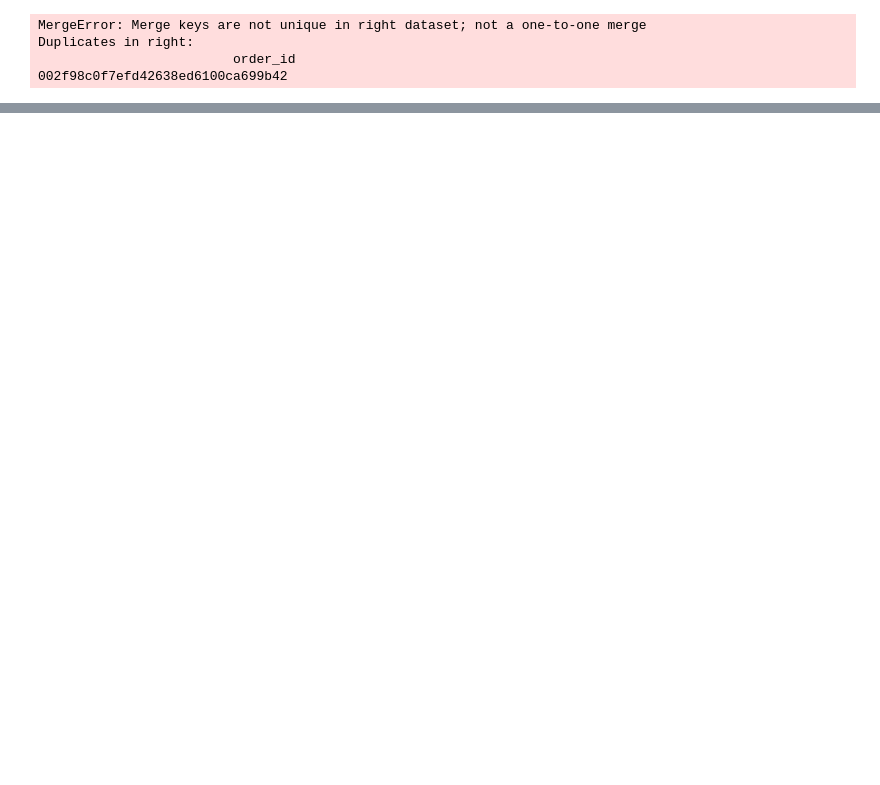
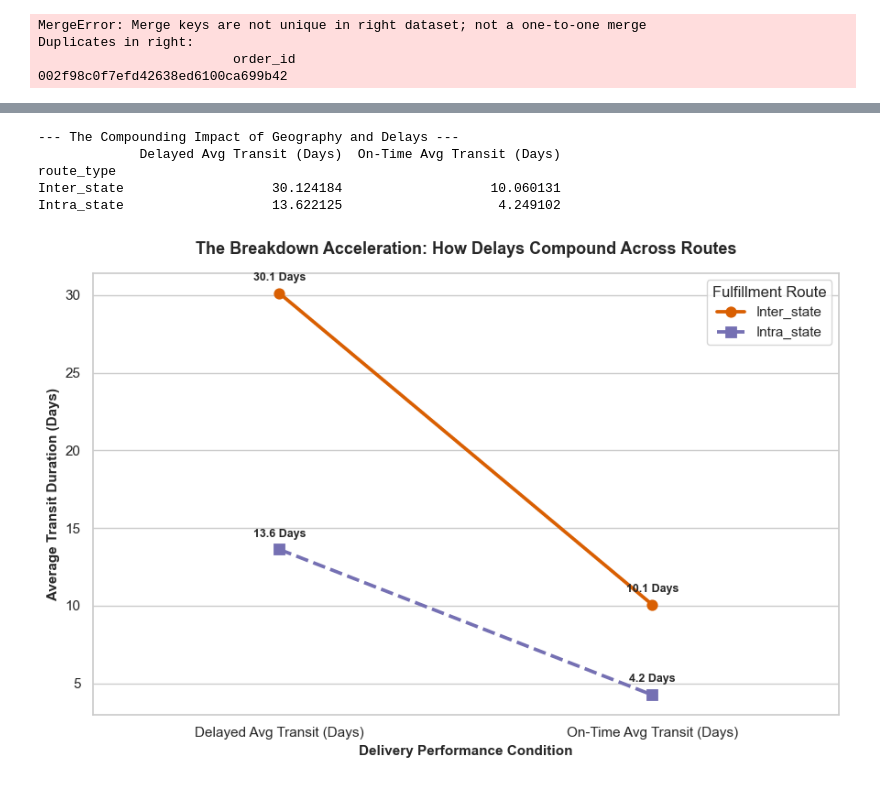
Before and after one commit to omkaryadav-11/olist-delivery-analysis, a Jupyter notebook: analysis.ipynb, the cells around one changed output, grey strips where cells are left out. Cells and saved outputs as stored; diff of their text form; code cells hidden in the pictures; blank space fills up the shorter version.

```diff
--- a/analysis.ipynb
+++ b/analysis.ipynb
@@ -726,0 +774,2 @@ print(df_geo.shape[0])
+# %%
+df_geo["route_type"]=np.where(df_geo['customer_state']==df_geo['seller_state'],"Intra_state","Inter_state")
@@ -726,0 +837,52 @@ print(df_geo.shape[0])
+# %%
+# Deep Dive analysis : Compare avg carrier transit days for on-time delivery vs delayed delivery
+
+# Group by BOTH route type AND delay status to get the full picture
+geo_matrix = df_geo.groupby(['route_type', 'is_delayed'])['carrier_transit_days'].mean().unstack()
+# Clean up the column headers for display
+geo_matrix.columns = ['Delayed Avg Transit (Days)','On-Time Avg Transit (Days)']
+print("--- The Compounding Impact of Geography and Delays ---")
+print(geo_matrix)
+# %% [output]
+--- The Compounding Impact of Geography and Delays ---
+             Delayed Avg Transit (Days)  On-Time Avg Transit (Days)
+route_type
+Inter_state                   30.124184                   10.060131
+Intra_state                   13.622125                    4.249102
+# %%
+# Reset index on your matrix to make it easy to plot
+df_matrix_plot = geo_matrix.reset_index().melt(
+    id_vars='route_type',
+    var_name='Delivery_Condition',
+    value_name='Transit_Days'
+)
+
+plt.figure(figsize=(9, 6))
+sns.set_theme(style="whitegrid")
+
+# Create a point plot showing how transit time jumps
+ax = sns.pointplot(
+    data=df_matrix_plot,
+    x='Delivery_Condition',
+    y='Transit_Days',
+    hue='route_type',
+    markers=["o", "s"],
+    linestyles=["-", "--"],
+    palette=['#d95f02', '#7570b3']
+)
+
+plt.title('The Breakdown Acceleration: How Delays Compound Across Routes', fontsize=13, fontweight='bold', pad=15)
+plt.ylabel('Average Transit Duration (Days)', fontsize=11, fontweight='bold')
+plt.xlabel('Delivery Performance Condition', fontsize=11, fontweight='bold')
+plt.legend(title='Fulfillment Route')
+
+# Add value labels to points
+for line in ax.lines:
+    for x, y in zip(line.get_xdata(), line.get_ydata()):
+        if not np.isnan(y):
+            ax.annotate(f'{y:.1f} Days', (x, y), textcoords="offset points", xytext=(0,10), ha='center', fontweight='bold', fontsize=9)
+
+plt.tight_layout()
+plt.show()
+# %% [output]
+[figure, added]
```
Also changed, not shown: parts of 11 cells of this notebook.
